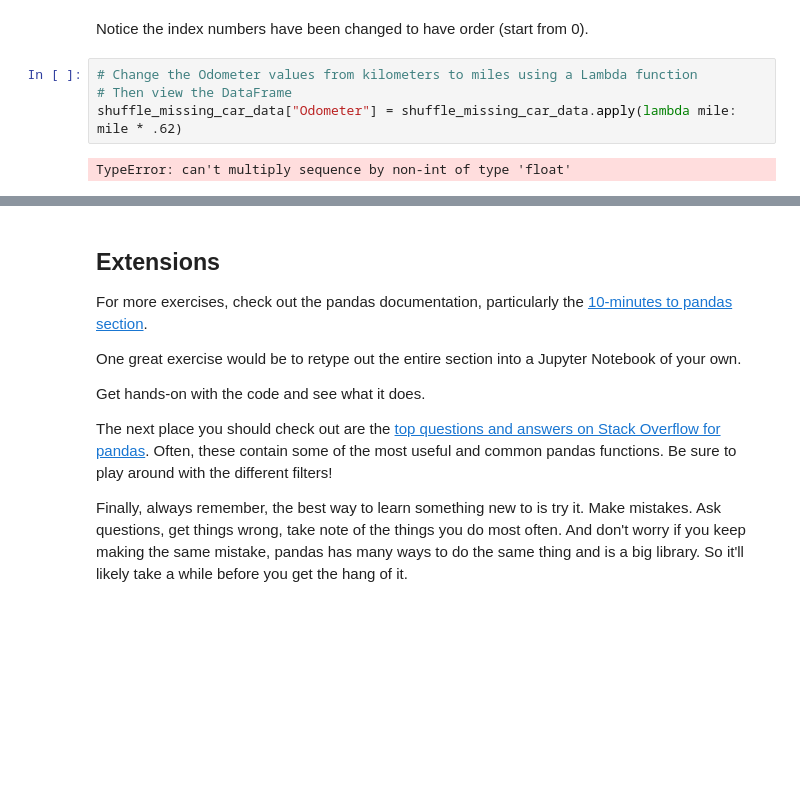
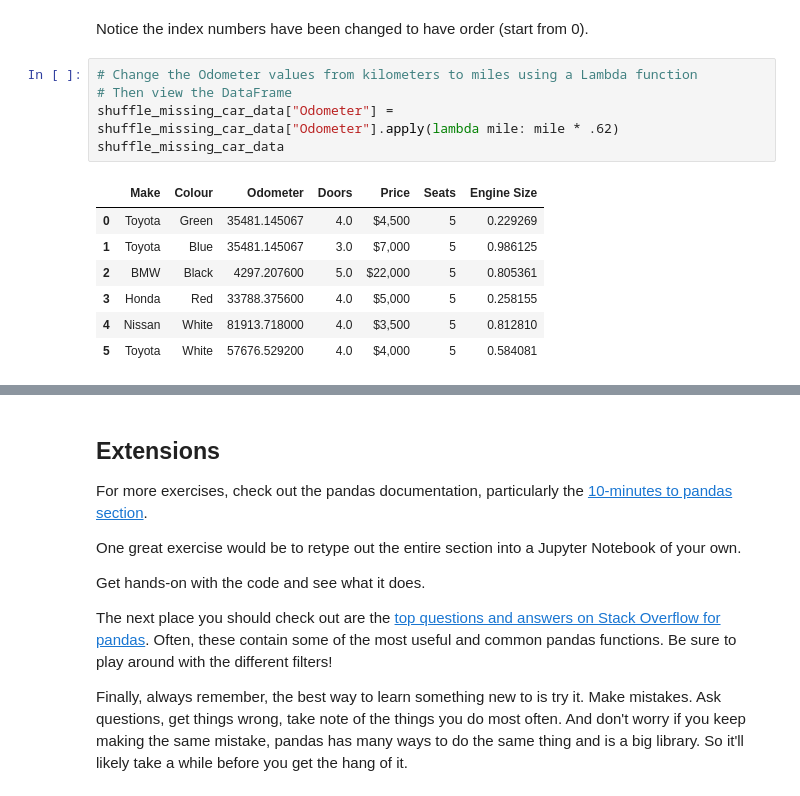
Before and after one commit to techLust/python_experiment, a Jupyter notebook: pandas-exercises.ipynb, the cells around one changed output, grey strips where cells are left out. Drawn from its saved outputs; the diff is of its cells as text; blank space fills up the shorter version.

```diff
--- a/pandas-exercises.ipynb
+++ b/pandas-exercises.ipynb
@@ -566,8 +569,15 @@ Notice the index numbers have been changed to have order (start from 0).
 # %%
 # Change the Odometer values from kilometers to miles using a Lambda function
 # Then view the DataFrame
-shuffle_missing_car_data["Odometer"] = shuffle_missing_car_data.apply(lambda mile: mile * .62)
+shuffle_missing_car_data["Odometer"] = shuffle_missing_car_data["Odometer"].apply(lambda mile: mile * .62)
+shuffle_missing_car_data
 # %% [output]
-TypeError: can't multiply sequence by non-int of type 'float'
+|  | Make | Colour | Odometer | Doors | Price | Seats | Engine Size |
+| 0 | Toyota | Green | 35481.145067 | 4.0 | $4,500 | 5 | 0.229269 |
+| 1 | Toyota | Blue | 35481.145067 | 3.0 | $7,000 | 5 | 0.986125 |
+| 2 | BMW | Black | 4297.207600 | 5.0 | $22,000 | 5 | 0.805361 |
+| 3 | Honda | Red | 33788.375600 | 4.0 | $5,000 | 5 | 0.258155 |
+| 4 | Nissan | White | 81913.718000 | 4.0 | $3,500 | 5 | 0.812810 |
+| 5 | Toyota | White | 57676.529200 | 4.0 | $4,000 | 5 | 0.584081 |
 # %%
 # Change the title of the Odometer (KM) to represent miles instead of kilometers
```
Also changed, not shown: parts of 7 cells of this notebook, 9 other files.
